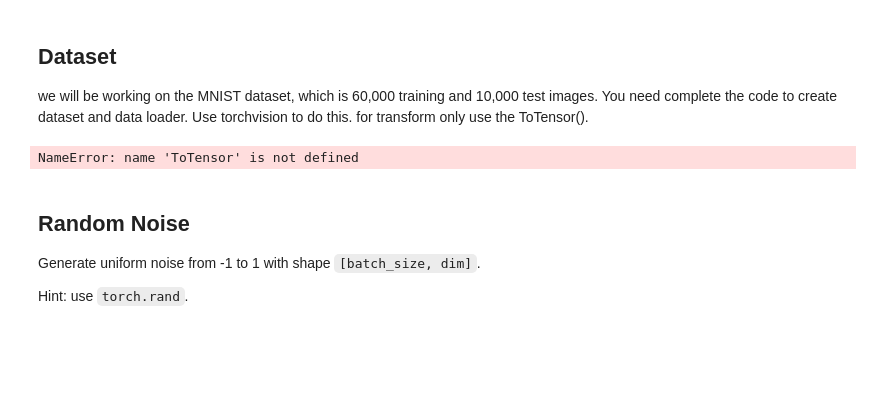
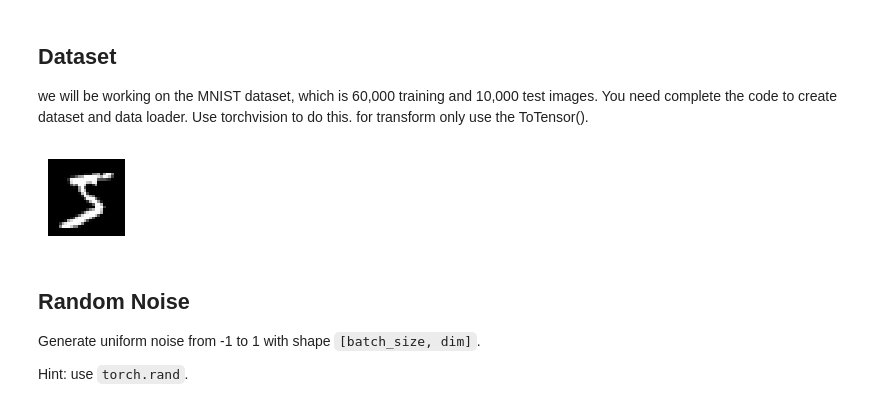
Before and after one commit to heuretes4future/Machine_learning, a Jupyter notebook: Labs/Lab5/GANs_PyTorch.ipynb, the cells around one changed output. Drawn from its saved outputs; the diff is of its cells as text; code cells hidden in the pictures; blank space fills up the shorter version.

```diff
--- a/Labs/Lab5/GANs_PyTorch.ipynb
+++ b/Labs/Lab5/GANs_PyTorch.ipynb
@@ -71,35 +71,35 @@ You need complete the code to create dataset and data loader. Use torchvision to
 # %%
 
 NUM_TRAIN = 50000
 NUM_VAL = 5000
 
 NOISE_DIM = 96
 batch_size = 128
 
 ## Start Code Here ##
 # mnist train dataset
 mnist_train = dset.MNIST(
     root="data",
     train=True,
     download=True,
-    transform=ToTensor())
+    transform=T.ToTensor())
 # create train dataloader
 loader_train = DataLoader(mnist_train)
 # msnit test dataset
 mnist_val = dset.MNIST(
     root="data",
     train=True,
     download=True,
-    transform=ToTensor()
+    transform=T.ToTensor()
 )
 # create mnist dataloader
 loader_val = DataLoader(mnist_val)
 ## End code here###
 iter_mnist_train = iter(mnist_train)
 imgs = next(iter_mnist_train)[0]
 show_images(imgs)
 # %% [output]
-NameError: name 'ToTensor' is not defined
+[figure, added]
 # %% [markdown]
 ## Random Noise
 Generate uniform noise from -1 to 1 with shape `[batch_size, dim]`.
```
Also changed, not shown: parts of 8 cells of this notebook.
